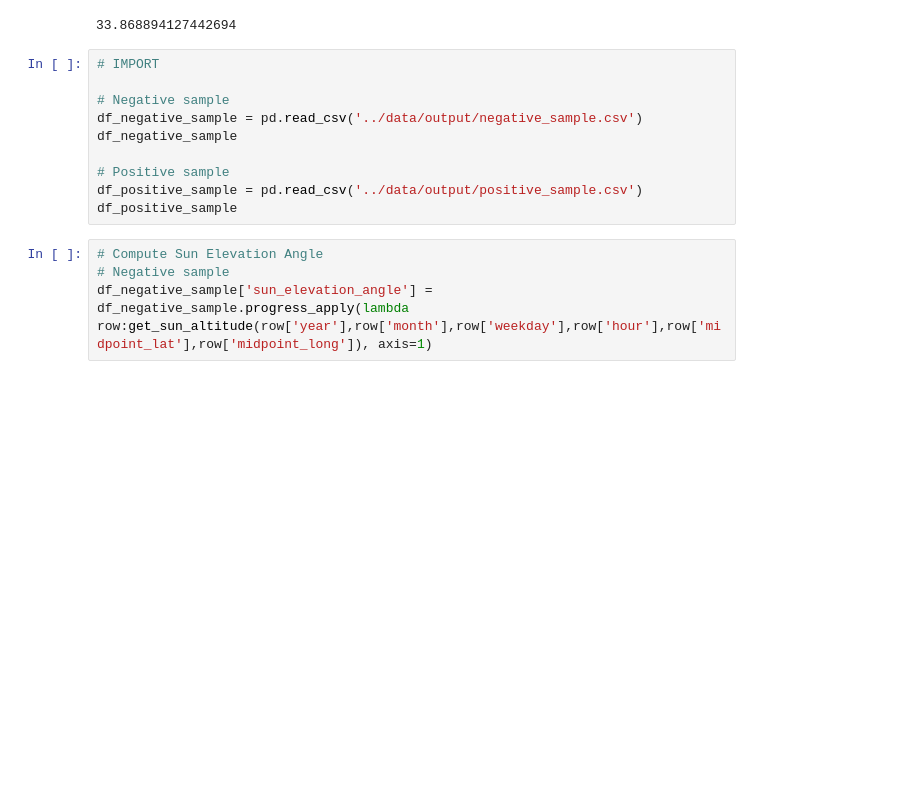
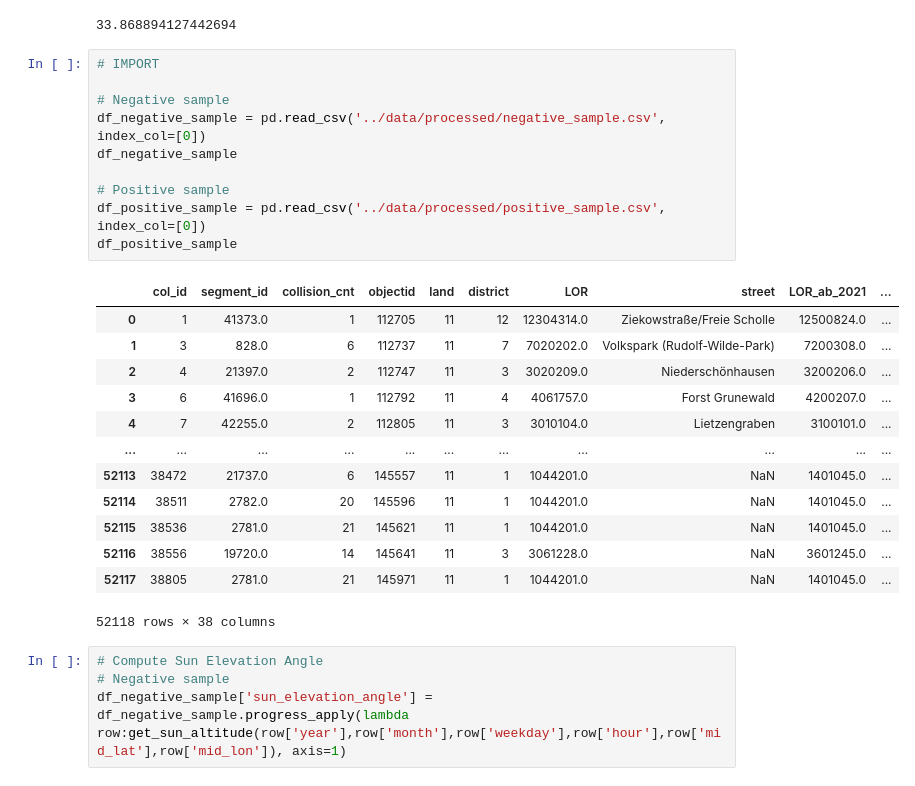
Before and after one commit to benediktstroebl/Traffic-Accident-Prediction-Berlin, a Jupyter notebook: codes/sun_elevation_data.ipynb, the cells around one changed output. Cells and saved outputs as stored; diff of their text form; blank space fills up the shorter version.

```diff
--- a/codes/sun_elevation_data.ipynb
+++ b/codes/sun_elevation_data.ipynb
@@ -64,14 +64,28 @@ get_sun_altitude(2022,4,1,16,52.509,13.385)
 # %%
 # IMPORT
 
 # Negative sample
-df_negative_sample = pd.read_csv('../data/output/negative_sample.csv')
+df_negative_sample = pd.read_csv('../data/processed/negative_sample.csv', index_col=[0])
 df_negative_sample
 
 # Positive sample
-df_positive_sample = pd.read_csv('../data/output/positive_sample.csv')
+df_positive_sample = pd.read_csv('../data/processed/positive_sample.csv', index_col=[0])
 df_positive_sample
+# %% [output]
+|  | col_id | segment_id | collision_cnt | objectid | land | district | LOR | street | LOR_ab_2021 | ... |
+| 0 | 1 | 41373.0 | 1 | 112705 | 11 | 12 | 12304314.0 | Ziekowstraße/Freie Scholle | 12500824.0 | ... |
+| 1 | 3 | 828.0 | 6 | 112737 | 11 | 7 | 7020202.0 | Volkspark (Rudolf-Wilde-Park) | 7200308.0 | ... |
+| 2 | 4 | 21397.0 | 2 | 112747 | 11 | 3 | 3020209.0 | Niederschönhausen | 3200206.0 | ... |
+| 3 | 6 | 41696.0 | 1 | 112792 | 11 | 4 | 4061757.0 | Forst Grunewald | 4200207.0 | ... |
+| 4 | 7 | 42255.0 | 2 | 112805 | 11 | 3 | 3010104.0 | Lietzengraben | 3100101.0 | ... |
+| ... | ... | ... | ... | ... | ... | ... | ... | ... | ... | ... |
+| 52113 | 38472 | 21737.0 | 6 | 145557 | 11 | 1 | 1044201.0 | NaN | 1401045.0 | ... |
+| 52114 | 38511 | 2782.0 | 20 | 145596 | 11 | 1 | 1044201.0 | NaN | 1401045.0 | ... |
+| 52115 | 38536 | 2781.0 | 21 | 145621 | 11 | 1 | 1044201.0 | NaN | 1401045.0 | ... |
+| 52116 | 38556 | 19720.0 | 14 | 145641 | 11 | 3 | 3061228.0 | NaN | 3601245.0 | ... |
+| 52117 | 38805 | 2781.0 | 21 | 145971 | 11 | 1 | 1044201.0 | NaN | 1401045.0 | ... |
+52118 rows × 38 columns
 # %%
 # Compute Sun Elevation Angle
 # Negative sample
-df_negative_sample['sun_elevation_angle'] = df_negative_sample.progress_apply(lambda row:get_sun_altitude(row['year'],row['month'],row['weekday'],row['hour'],row['midpoint_lat'],row['midpoint_long']), axis=1)
+df_negative_sample['sun_elevation_angle'] = df_negative_sample.progress_apply(lambda row:get_sun_altitude(row['year'],row['month'],row['weekday'],row['hour'],row['mid_lat'],row['mid_lon']), axis=1)
```
Also changed, not shown: parts of 4 cells of this notebook, 4 other files.
